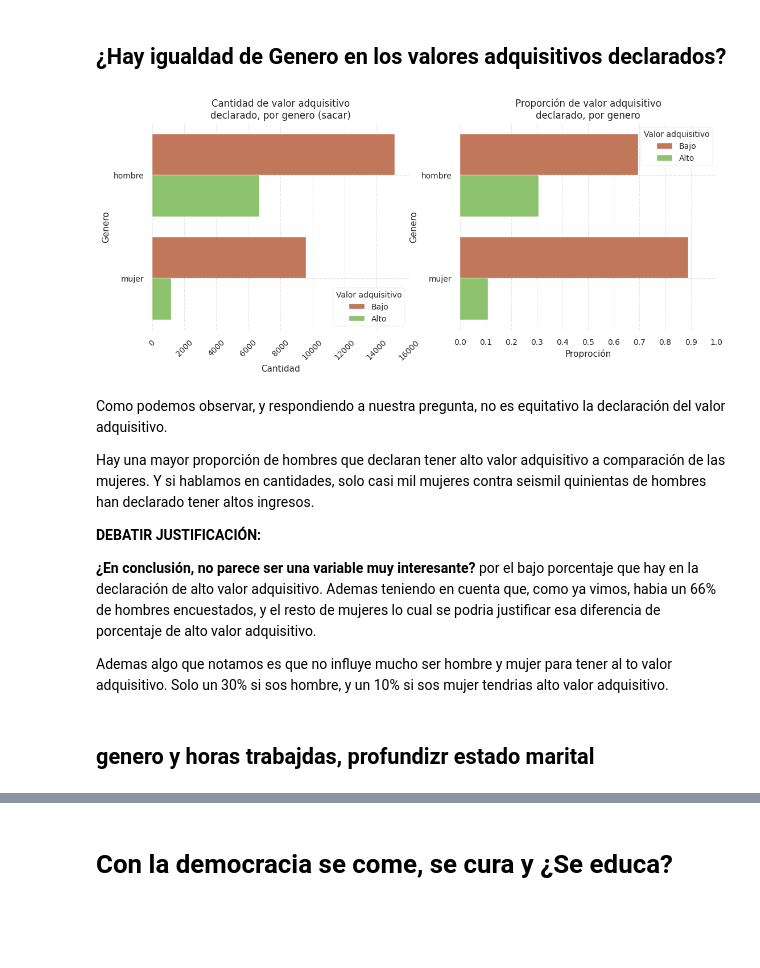
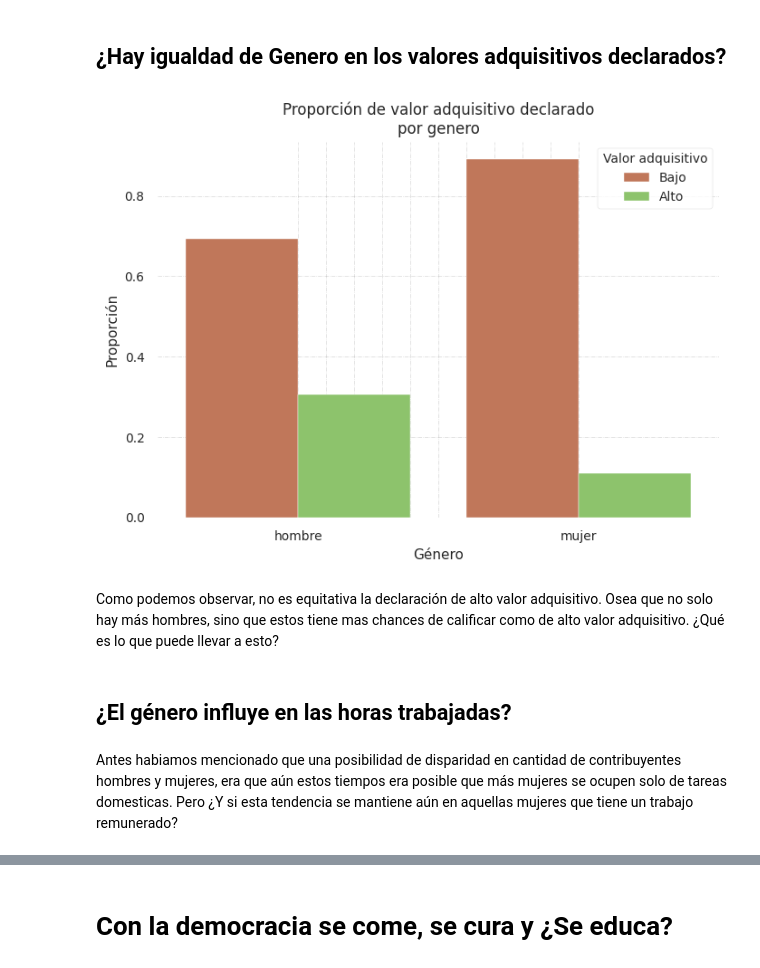
Before and after one commit to fjpacheco/machine-learning, a Jupyter notebook: notebook_definitivo.ipynb, the cells around one changed output, grey strips where cells are left out. Saved outputs shown, nothing was run; the diff lists cells and outputs as text; code cells hidden in the pictures; blank space fills up the shorter version.

Commit message:
Agregado de cosas en el 3,4 y 6. Baseline esta en un 80%

```diff
--- a/notebook_definitivo.ipynb
+++ b/notebook_definitivo.ipynb
@@ -385,52 +374,40 @@ Se observa una mayor cantidad de hombres. Una posible explicación, podria ser q
 # %% [markdown]
 ## ¿Hay igualdad de Genero en los valores adquisitivos declarados?
 # %%
-fig, axes = plt.subplots(nrows=1, ncols=2, figsize=[6.4 * 2, 4.8], dpi=100)
+plt.figure(dpi = 100)
 colors = ['#D17049', "#89D15E"]
 
-ploted_cero = sns.countplot(data=df, y='genero', hue='tiene_alto_valor_adquisitivo', ax=axes[0] , palette=colors)
-axes[0].set_title("Cantidad de valor adquisitivo\ndeclarado, por genero (sacar)")
-axes[0].set_xlabel("Cantidad")
-axes[0].set_xticks(np.arange(0,18000, 2000))
-axes[0].tick_params('x',labelrotation=45)
 
-ploted_one = sns.barplot(
+bar_plot = sns.barplot(
     data=df.groupby("genero")
     .tiene_alto_valor_adquisitivo.value_counts(normalize=True)
-    .rename("Cantidades")
+    .rename("Proporción")
     .reset_index(),
-    y='genero',
-    x="Cantidades",
+    x='genero',
+    y="Proporción",
     hue='tiene_alto_valor_adquisitivo',
-    ax=axes[1],
     palette=colors,
 )
-axes[1].set_xlabel("Proproción")
-axes[1].set_title("Proporción de valor adquisitivo\ndeclarado, por genero")
-axes[1].set_xticks(np.arange(0,1.1, 0.1))
+bar_plot.set_xlabel("Género")
+bar_plot.set_title("Proporción de valor adquisitivo declarado\npor genero")
+bar_plot.set_xticks(np.arange(0,1.1, 0.1))
+leg = bar_plot.get_legend()
+leg.set_title("Valor adquisitivo")
+labs = leg.texts
+labs[0].set_text("Bajo")
+labs[1].set_text("Alto")
 
-for plot in [ploted_cero, ploted_one]:
-    leg = plot.get_legend()
-    leg.set_title("Valor adquisitivo")
-    labs = leg.texts
-    labs[0].set_text("Bajo")
-    labs[1].set_text("Alto")
-    plot.set_ylabel("Genero")
-    plot.set_ylabel("Genero")
-    plot.grid(b = True, color ='grey', linestyle ='-.', linewidth = 0.5, alpha = 0.3)
+
+
+plt.grid(b = True, color ='grey', linestyle ='-.', linewidth = 0.5, alpha = 0.3)
+
 
 plt.show()
 # %% [output]
-[figure, old version]
+[figure, new version]
-# %% [markdown]
-Como podemos observar, y respondiendo a nuestra pregunta, no es equitativo la declaración del valor adquisitivo.
-
-Hay una mayor proporción de hombres que declaran tener alto valor adquisitivo a comparación de las mujeres. Y si hablamos en cantidades, solo casi mil mujeres contra seismil quinientas de hombres han declarado tener altos ingresos.
-
-**DEBATIR JUSTIFICACIÓN:**
-
-**¿En conclusión, no parece ser una variable muy interesante?** por el bajo porcentaje que hay en la declaración de alto valor adquisitivo. Ademas teniendo en cuenta que, como ya vimos, habia un 66% de hombres encuestados, y el resto de mujeres lo cual se podria justificar esa diferencia de porcentaje de alto valor adquisitivo.
-
-Ademas algo que notamos es que no influye mucho ser hombre y mujer para tener al to valor adquisitivo. Solo un 30% si sos hombre, y un 10% si sos mujer tendrias alto valor adquisitivo.
-# %% [markdown]
-## genero y horas trabajdas, profundizr estado marital
+# %% [markdown]
+Como podemos observar, no es equitativa la declaración de alto valor adquisitivo. Osea que no solo hay más hombres, sino que estos tiene mas chances de calificar como de alto valor adquisitivo. ¿Qué es lo que puede llevar a esto?
+# %% [markdown]
+##  ¿El género influye en las horas trabajadas?
+# %% [markdown]
+Antes habiamos mencionado que una posibilidad de disparidad en cantidad de contribuyentes hombres y mujeres, era que aún estos tiempos era posible que más mujeres se ocupen solo de tareas domesticas. Pero ¿Y si esta tendencia se mantiene aún en aquellas mujeres que tiene un trabajo remunerado?
```
Also changed, not shown: parts of 35 cells of this notebook, 3 other files.
